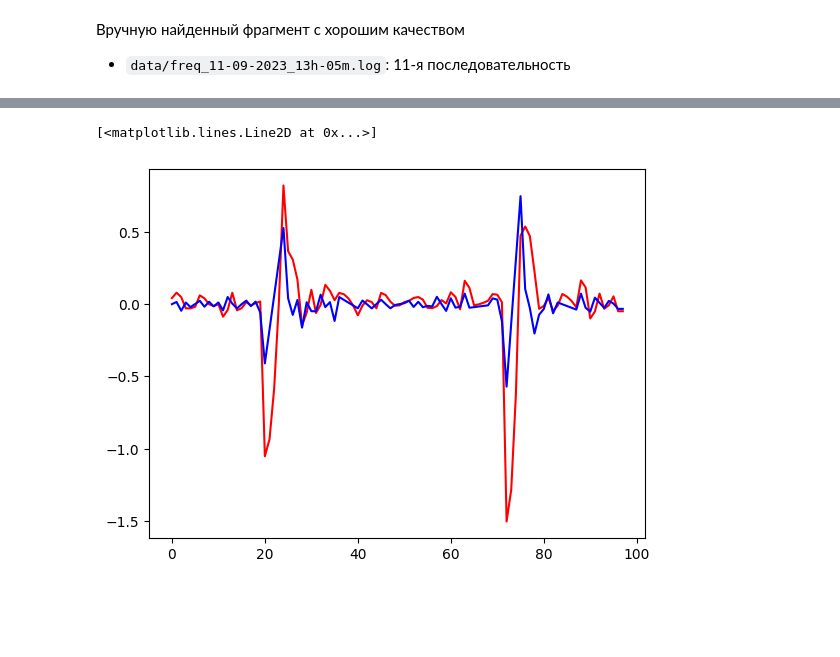
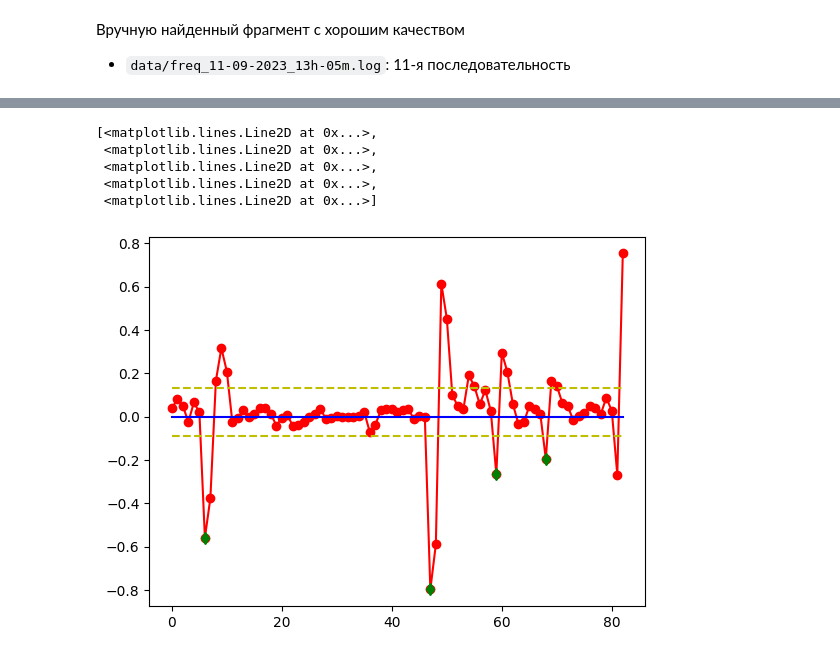
Before and after one commit to ololoshka2871/laser-precision-adjust, a Jupyter notebook: find_shot/find_system.ipynb, the cells around one changed output, grey strips where cells are left out. Cells and saved outputs as stored; diff of their text form; code cells hidden in the pictures; blank space fills up the shorter version.

```diff
--- a/find_shot/find_system.ipynb
+++ b/find_shot/find_system.ipynb
@@ -28,10 +32,21 @@ plt.plot(filtred_serie, color='green')
-# %%
-
-derivate_serie = [dns.dY(i) for i in range(len(serie) - 2)]
-derivate_serie2 = [dns.d2Y(i) for i in range(len(serie) - 2)]
-
-plt.plot(derivate_serie, color='red')
-plt.plot(derivate_serie2, color='blue')
-# %% [output]
-[<matplotlib.lines.Line2D at 0x...>]
-[figure, removed]
+# %%
+
+derivate_serie = [dns.dY(p.X) for p in dns.Points[:-2]]
+derivatire_bxplt = build_box_plot(derivate_serie)
+
+shots = list(detect_shots(derivate_serie, derivatire_bxplt['lower_bound'], derivatire_bxplt['upper_bound']))
+
+shots_points = [derivate_serie[i] for i in shots]
+
+plt.plot(derivate_serie, 'ro-',
+         [derivatire_bxplt['lower_bound']] * len(derivate_serie), 'y--',
+         [derivatire_bxplt['upper_bound']] * len(derivate_serie), 'y--',
+         [0.0] * len(derivate_serie), 'b-',
+         shots, shots_points, 'gd')
+# %% [output]
+[<matplotlib.lines.Line2D at 0x...>,
+ <matplotlib.lines.Line2D at 0x...>,
+ <matplotlib.lines.Line2D at 0x...>,
+ <matplotlib.lines.Line2D at 0x...>,
+ <matplotlib.lines.Line2D at 0x...>]
+[figure, added]
```
Also changed, not shown: parts of 5 cells of this notebook, 2 other files.
